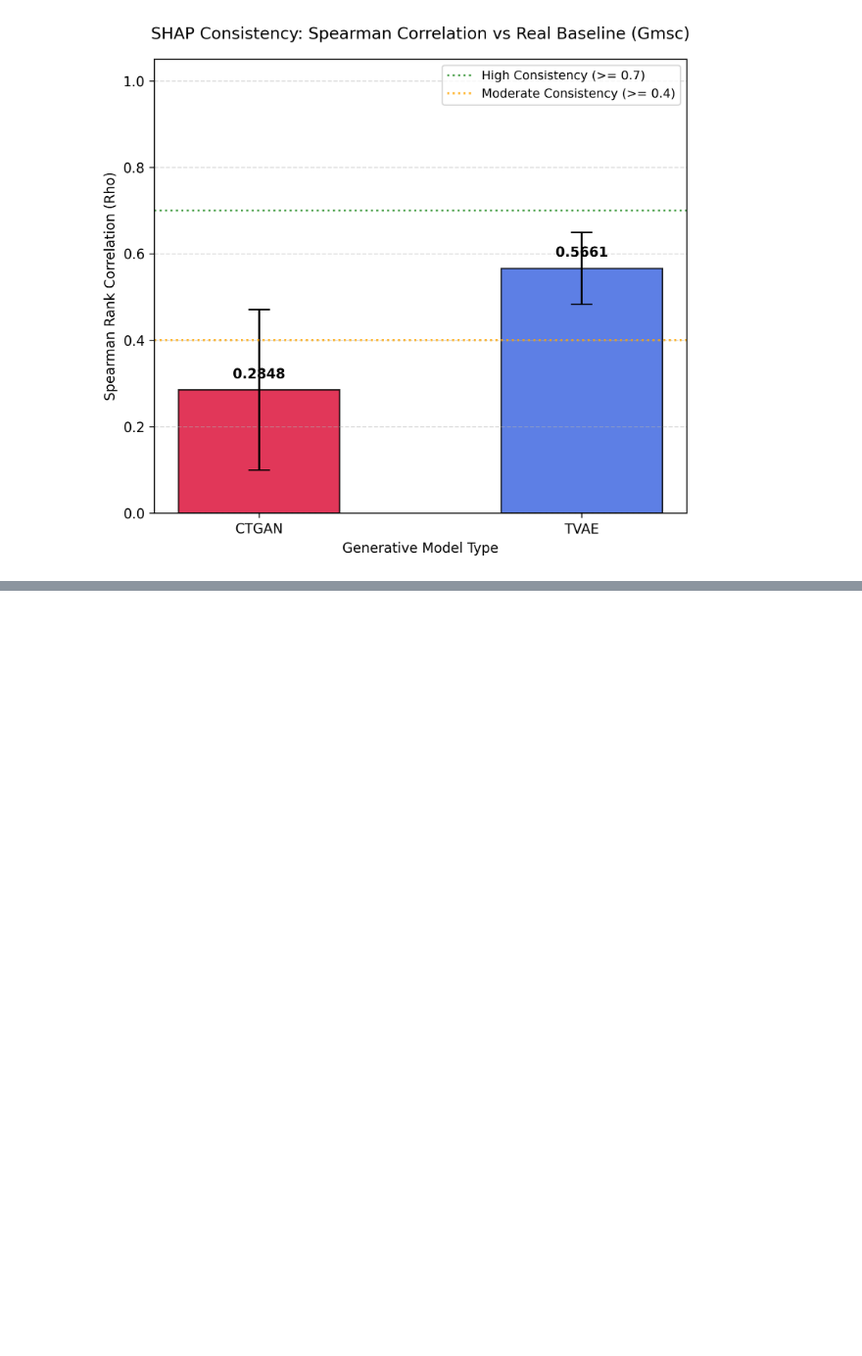
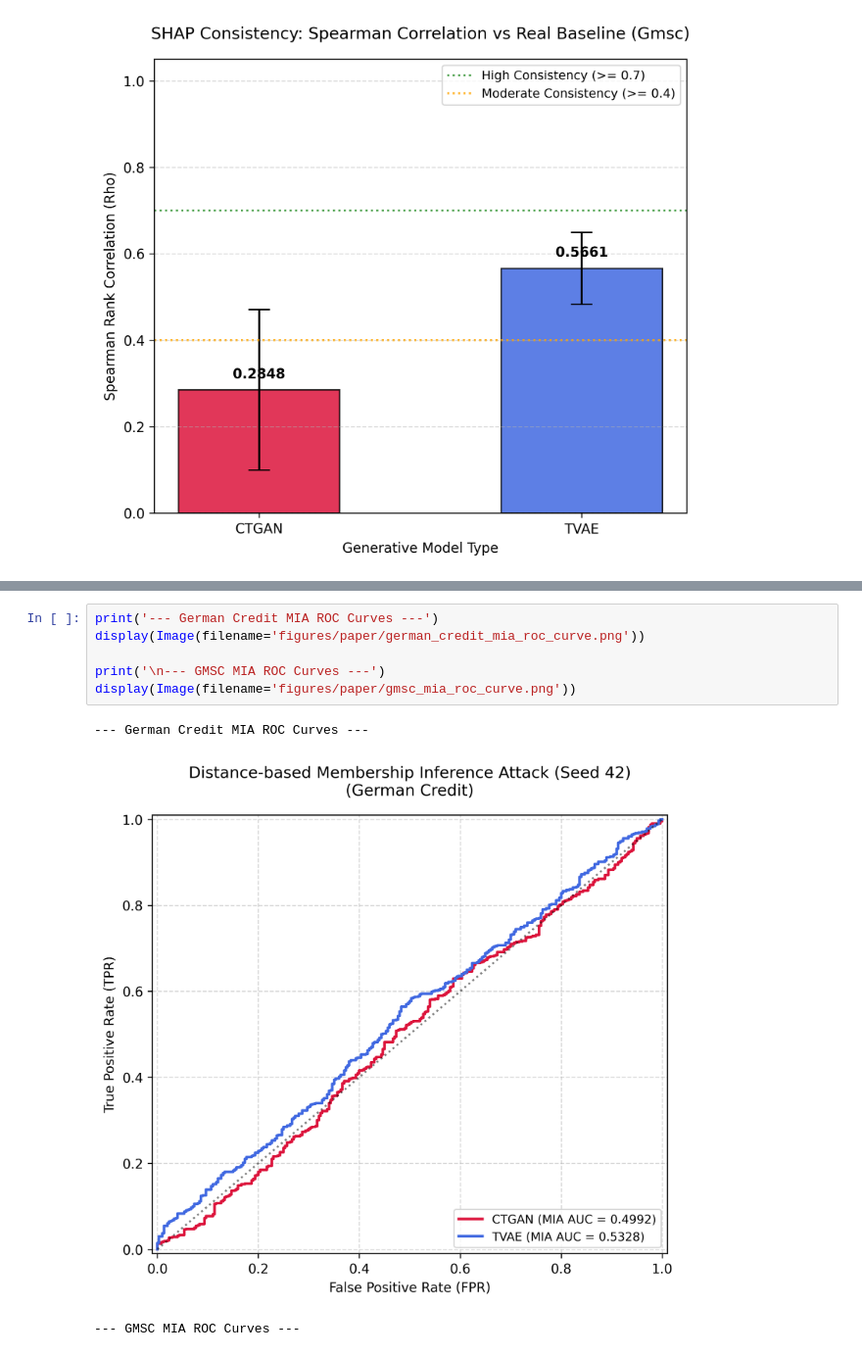
Before and after one commit to isha-roy/shap-synthetic-credit-risk, a Jupyter notebook: notebooks/07_paper_figures/07_paper_figures.ipynb, the cells around one changed output, grey strips where cells are left out. Shown at 98% size. Saved outputs shown, nothing was run; the diff lists cells and outputs as text; blank space fills up the shorter version.

```diff
--- a/notebooks/07_paper_figures/07_paper_figures.ipynb
+++ b/notebooks/07_paper_figures/07_paper_figures.ipynb
@@ -79,0 +114,10 @@ display(Image(filename='figures/paper/gmsc_shap_consistency.png'))
+# %%
+print('--- German Credit MIA ROC Curves ---')
+display(Image(filename='figures/paper/german_credit_mia_roc_curve.png'))
+
+print('\n--- GMSC MIA ROC Curves ---')
+display(Image(filename='figures/paper/gmsc_mia_roc_curve.png'))
+# %% [output]
+--- German Credit MIA ROC Curves ---
+[figure, added]
+--- GMSC MIA ROC Curves ---
```
Also changed, not shown: parts of 10 cells of this notebook, 2 other files.
